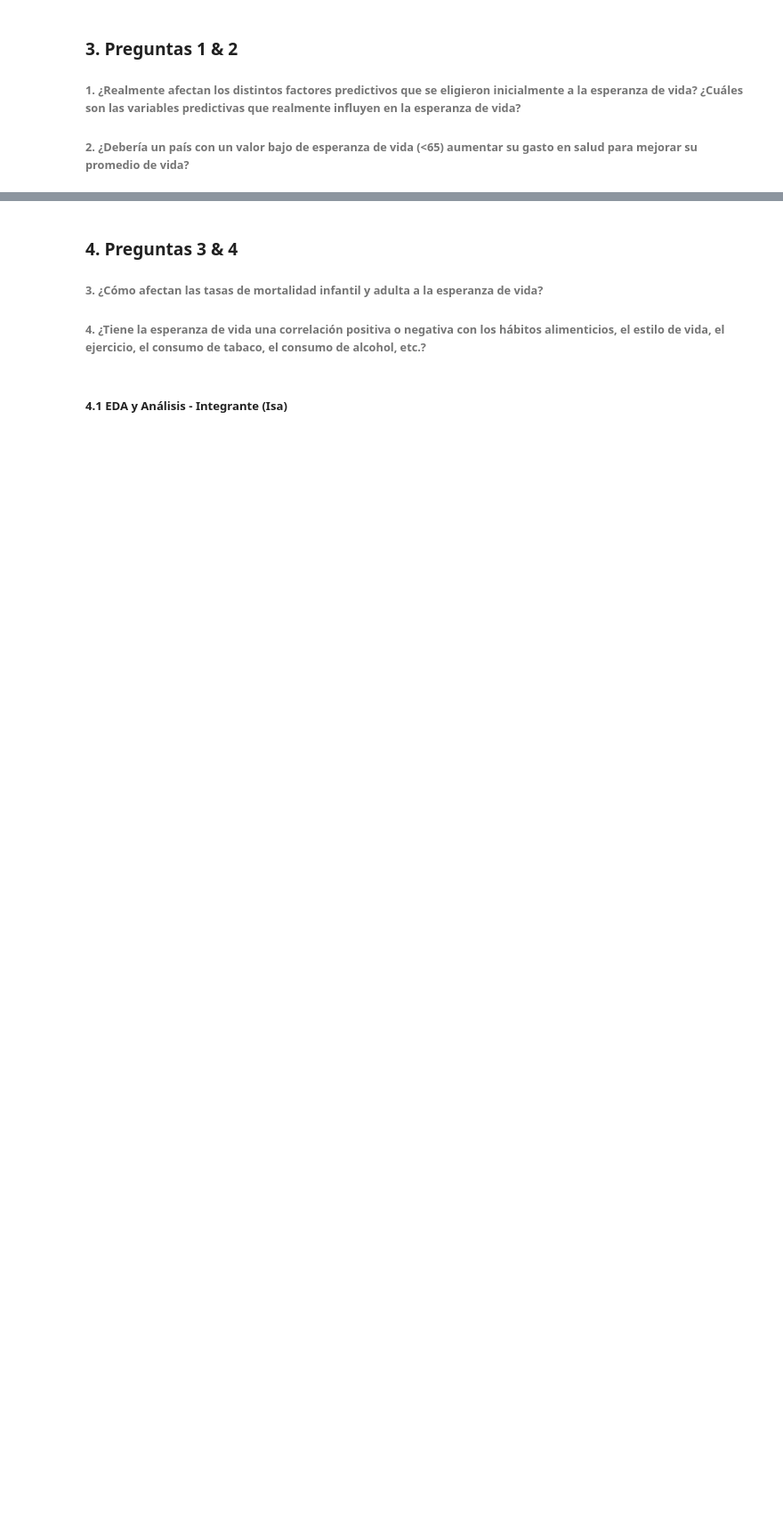
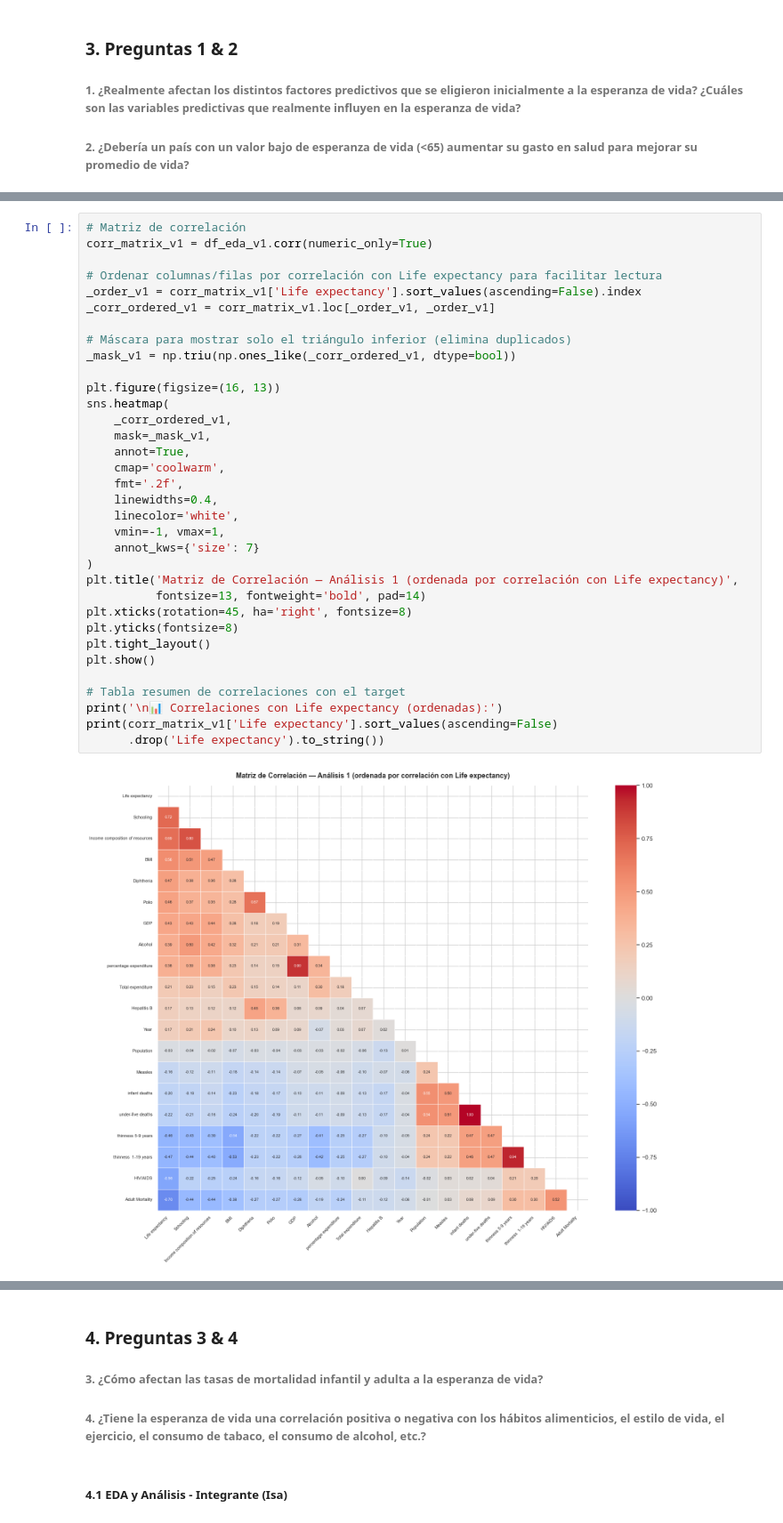
Before and after one commit to Bootcamp-IA-P6/Proyecto5_equipo4_regresion, a Jupyter notebook: notebooks/complete/version_completed.ipynb, the cells around one changed output, grey strips where cells are left out. Shown at 89% size. Cells and saved outputs as stored; diff of their text form; blank space fills up the shorter version.

```diff
--- a/notebooks/complete/version_completed.ipynb
+++ b/notebooks/complete/version_completed.ipynb
@@ -147,0 +152,36 @@ print("✅ Análisis exploratorio 1 completado.")
+# %%
+# Matriz de correlación
+corr_matrix_v1 = df_eda_v1.corr(numeric_only=True)
+
+# Ordenar columnas/filas por correlación con Life expectancy para facilitar lectura
+_order_v1 = corr_matrix_v1['Life expectancy'].sort_values(ascending=False).index
+_corr_ordered_v1 = corr_matrix_v1.loc[_order_v1, _order_v1]
+
+# Máscara para mostrar solo el triángulo inferior (elimina duplicados)
+_mask_v1 = np.triu(np.ones_like(_corr_ordered_v1, dtype=bool))
+
+plt.figure(figsize=(16, 13))
+sns.heatmap(
+    _corr_ordered_v1,
+    mask=_mask_v1,
+    annot=True,
+    cmap='coolwarm',
+    fmt='.2f',
+    linewidths=0.4,
+    linecolor='white',
+    vmin=-1, vmax=1,
+    annot_kws={'size': 7}
+)
+plt.title('Matriz de Correlación — Análisis 1 (ordenada por correlación con Life expectancy)',
+          fontsize=13, fontweight='bold', pad=14)
+plt.xticks(rotation=45, ha='right', fontsize=8)
+plt.yticks(fontsize=8)
+plt.tight_layout()
+plt.show()
+
+# Tabla resumen de correlaciones con el target
+print('\n📊 Correlaciones con Life expectancy (ordenadas):')
+print(corr_matrix_v1['Life expectancy'].sort_values(ascending=False)
+      .drop('Life expectancy').to_string())
+# %% [output]
+[figure, added]
```
Also changed, not shown: parts of 31 cells of this notebook.
